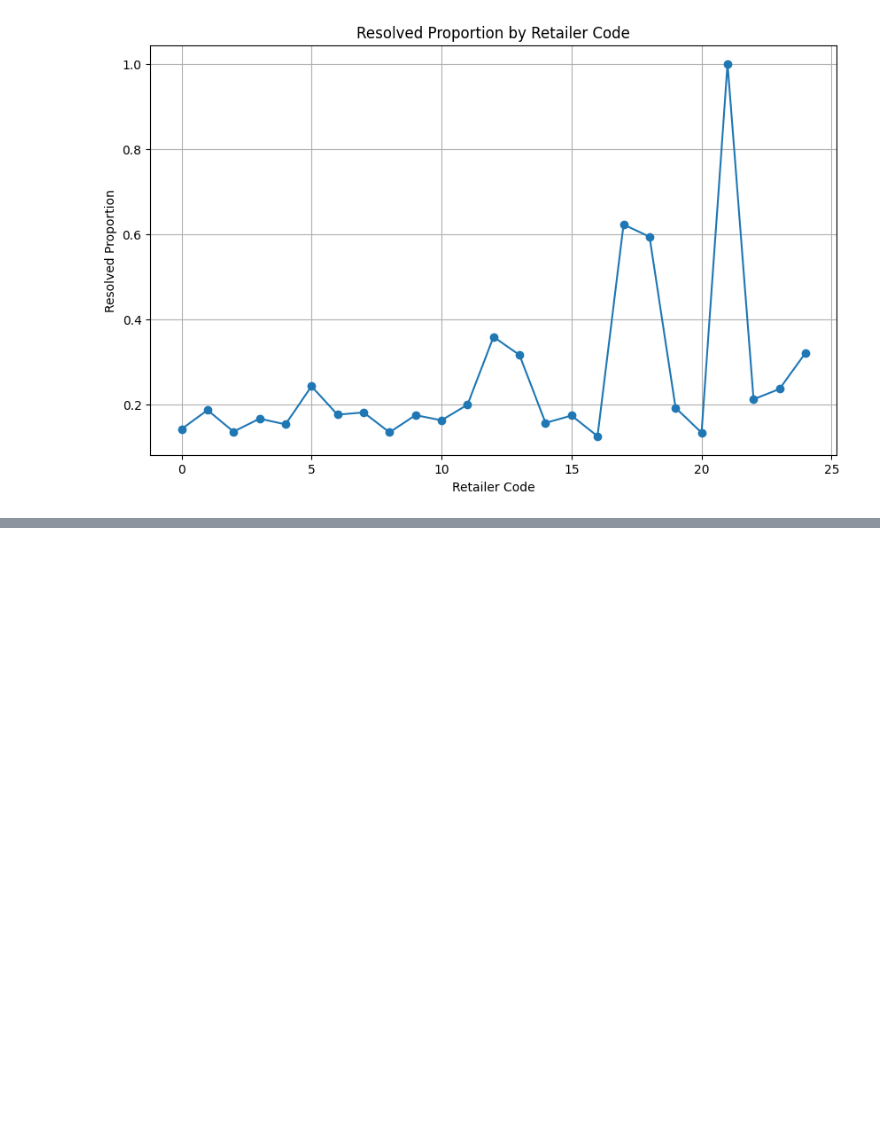
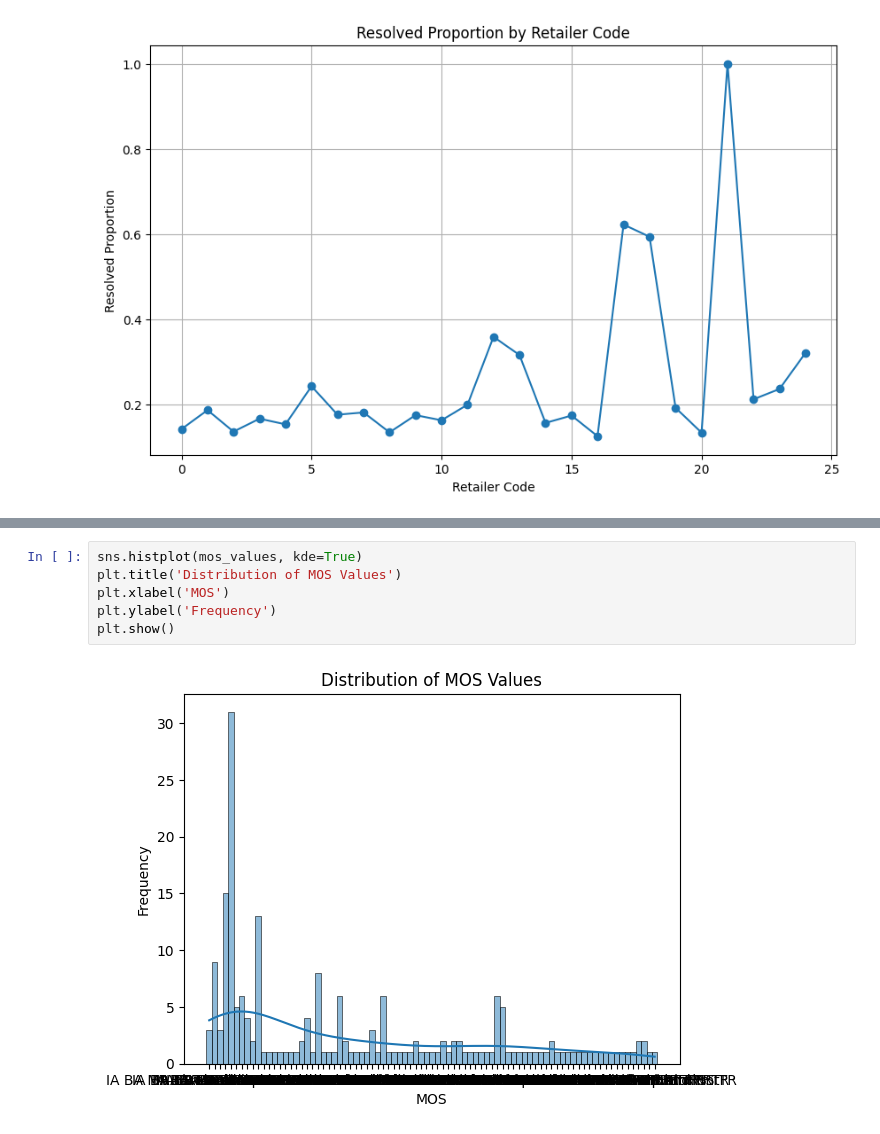
Before and after one commit to mtilyxuegao/uiuc_datathon, a Jupyter notebook: Jisen/new_eda.ipynb, the cells around one changed output, grey strips where cells are left out. Cells and saved outputs as stored; diff of their text form; blank space fills up the shorter version.

```diff
--- a/Jisen/new_eda.ipynb
+++ b/Jisen/new_eda.ipynb
@@ -88,0 +103,8 @@ mos_values = filtered_data['mos']
+# %%
+sns.histplot(mos_values, kde=True)
+plt.title('Distribution of MOS Values')
+plt.xlabel('MOS')
+plt.ylabel('Frequency')
+plt.show()
+# %% [output]
+[figure, added]
```
Also changed, not shown: parts of 2 cells of this notebook.
